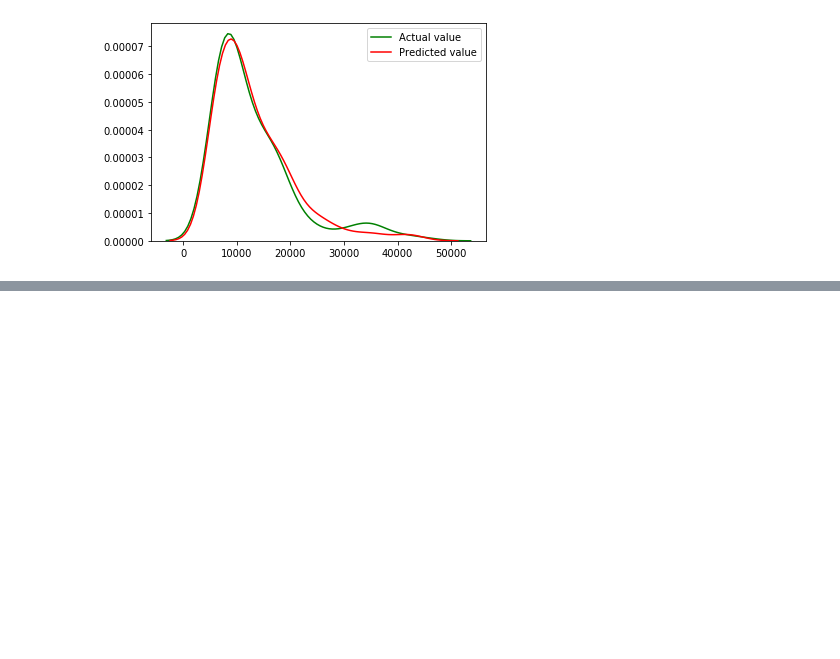
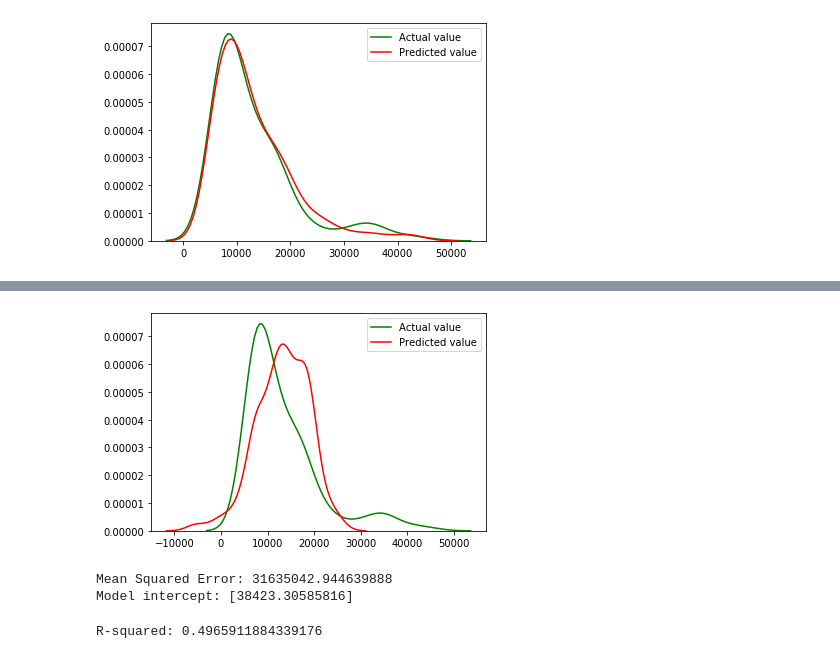
Before and after one commit to ivan-zapreev/data-science-python-projects, a Jupyter notebook: IBM_DA0101EN/mod_04_model_devel.ipynb, the cells around one changed output, grey strips where cells are left out. Cells and saved outputs as stored; diff of their text form; code cells hidden in the pictures; blank space fills up the shorter version.

```diff
--- a/IBM_DA0101EN/mod_04_model_devel.ipynb
+++ b/IBM_DA0101EN/mod_04_model_devel.ipynb
@@ -181,0 +207,21 @@ plot_distributions(Y, Yhat)
+# %%
+# The Coefficient of Determination R^2 (R-squared)
+# This is the proportion of the data variability that
+# is explained by the prediction (e.g. regression model)
+# Is usually between 0 and 1 and the higher the better
+# Getting 0 means that the model result is about as
+# good as using the mean of the data points.
+# WATNING: if R^2 is negative then we have an overfitting!
+
+X = df[["horsepower"]]
+Y = df[["price"]]
+
+# Fit the model
+lm.fit(X, Y)
+
+# Compute the coefficient
+r2 = lm.score(X, Y)
+
+print("R-squared: " + str(r2))
+
+#There result of 0.65 means that the model explains ablot 65% of the data variability
@@ -181,0 +298,42 @@ plot_distributions(Y, Yhat)
+# %%
+# The distribution plot, is also somewhat off
+Yhat = lm.predict(X)
+plot_distributions(Y, Yhat)
+# %% [output]
+[figure, added]
+# %%
+# The mean squared error MSE
+mse_val = mean_squared_error(Y, Yhat)
+
+print( "Mean Squared Error: "+ str(mse_val))
+
+print("Model intercept: " + str(lm.intercept_))
+
+# Is equal to 31635042 The larger the error the more variane
+# of the data is allowed arround the regression line
+
+# However the lower MSE does not always mean a better fit
+# Multiple linear regression (MLR) will have a lower MSE than
+# the Single linear regression (SLR) as there will be more
+# predictors included and this reduces the MSE
+# The polynomial regression wil therefore also have lower MSE
+# Than the SLR and MLR, as there will be multiplications of
+# the predictors added.
+# %% [output]
+Mean Squared Error: 31635042.944639888
+Model intercept: [38423.30585816]
+# %%
+# The R-squared R^2
+r2 = lm.score(X, Y)
+
+print("R-squared: " + str(r2))
+
+# Is equal to 0.496 which means that less
+# than 50% of the data variance is explaned
+
+# However some authors suggest that R^2 shall be >= 0.10
+
+# As for MSE the R^2 can depend on the model the same.
+# However here the relation is inversed but is present.
+# %% [output]
+R-squared: 0.4965911884339176
```
Also changed, not shown: parts of 14 cells of this notebook.
